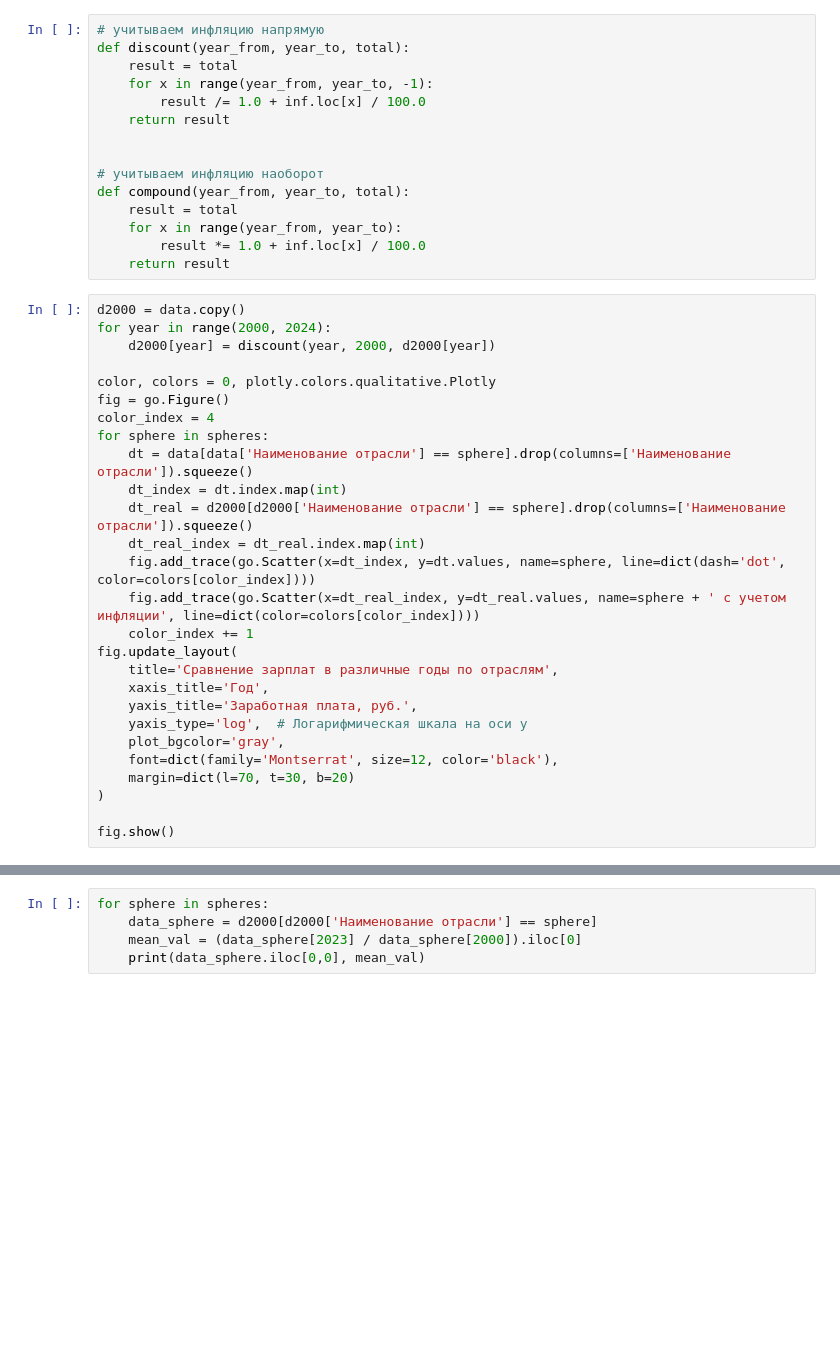
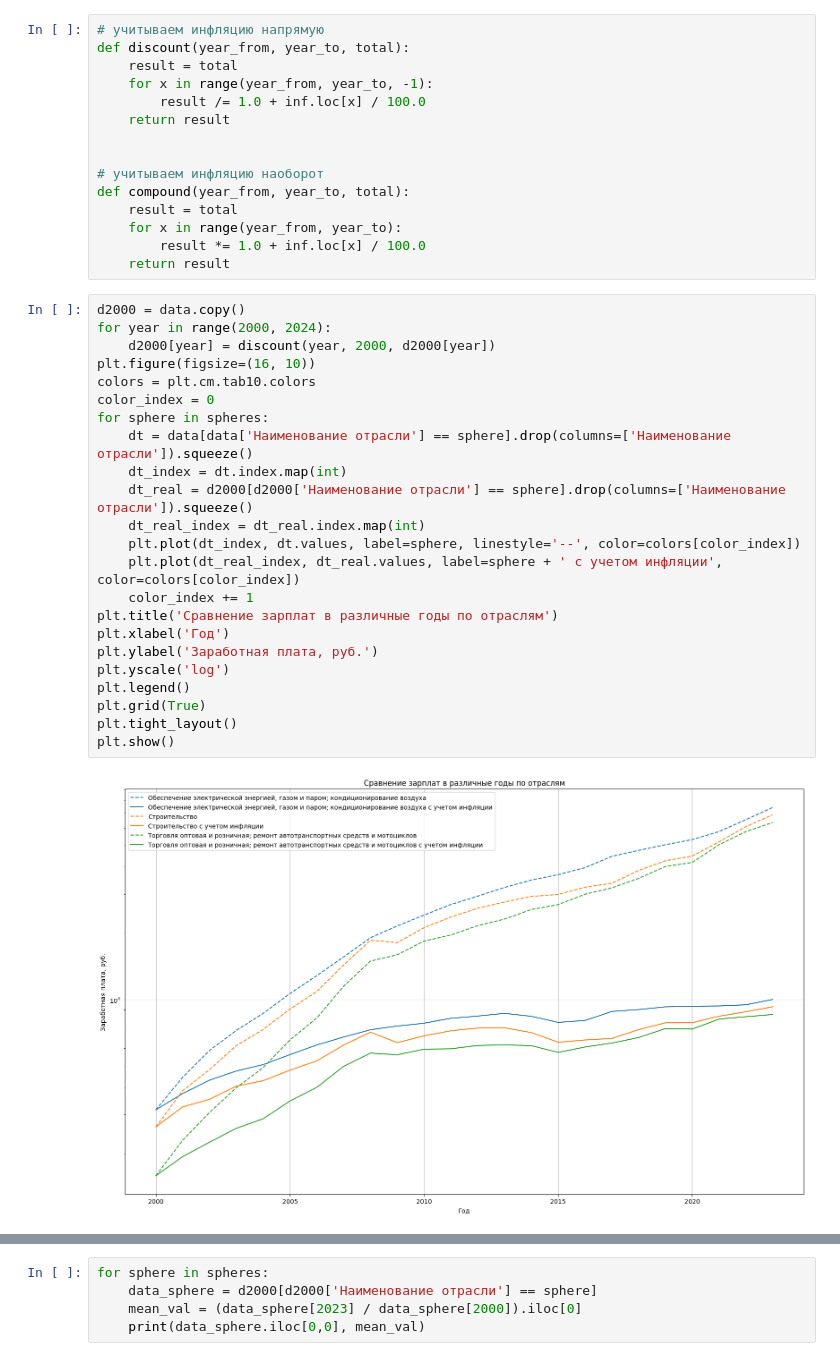
Before and after one commit to KDanilV/Start-in-DS-Final, a Jupyter notebook: salary.ipynb, the cells around one changed output, grey strips where cells are left out. Saved outputs shown, nothing was run; the diff lists cells and outputs as text; blank space fills up the shorter version.

```diff
--- a/salary.ipynb
+++ b/salary.ipynb
@@ -155,30 +151,28 @@ def compound(year_from, year_to, total):
 # %%
 d2000 = data.copy()
 for year in range(2000, 2024):
     d2000[year] = discount(year, 2000, d2000[year])
-
-color, colors = 0, plotly.colors.qualitative.Plotly
-fig = go.Figure()
-color_index = 4
+plt.figure(figsize=(16, 10))
+colors = plt.cm.tab10.colors
+color_index = 0
 for sphere in spheres:
     dt = data[data['Наименование отрасли'] == sphere].drop(columns=['Наименование отрасли']).squeeze()
     dt_index = dt.index.map(int)
     dt_real = d2000[d2000['Наименование отрасли'] == sphere].drop(columns=['Наименование отрасли']).squeeze()
     dt_real_index = dt_real.index.map(int)
-    fig.add_trace(go.Scatter(x=dt_index, y=dt.values, name=sphere, line=dict(dash='dot', color=colors[color_index])))
-    fig.add_trace(go.Scatter(x=dt_real_index, y=dt_real.values, name=sphere + ' с учетом инфляции', line=dict(color=colors[color_index])))
+    plt.plot(dt_index, dt.values, label=sphere, linestyle='--', color=colors[color_index])
+    plt.plot(dt_real_index, dt_real.values, label=sphere + ' с учетом инфляции', color=colors[color_index])
     color_index += 1
-fig.update_layout(
-    title='Сравнение зарплат в различные годы по отраслям',
-    xaxis_title='Год',
-    yaxis_title='Заработная плата, руб.',
-    yaxis_type='log',  # Логарифмическая шкала на оси y
-    plot_bgcolor='gray',
-    font=dict(family='Montserrat', size=12, color='black'),
-    margin=dict(l=70, t=30, b=20)
-)
-
-fig.show()
+plt.title('Сравнение зарплат в различные годы по отраслям')
+plt.xlabel('Год')
+plt.ylabel('Заработная плата, руб.')
+plt.yscale('log')
+plt.legend()
+plt.grid(True)
+plt.tight_layout()
+plt.show()
+# %% [output]
+[figure, added]
 # %%
 d2023 = data.copy()
 for year in range(2000, 2024):
```
Also changed, not shown: parts of 4 cells of this notebook.
